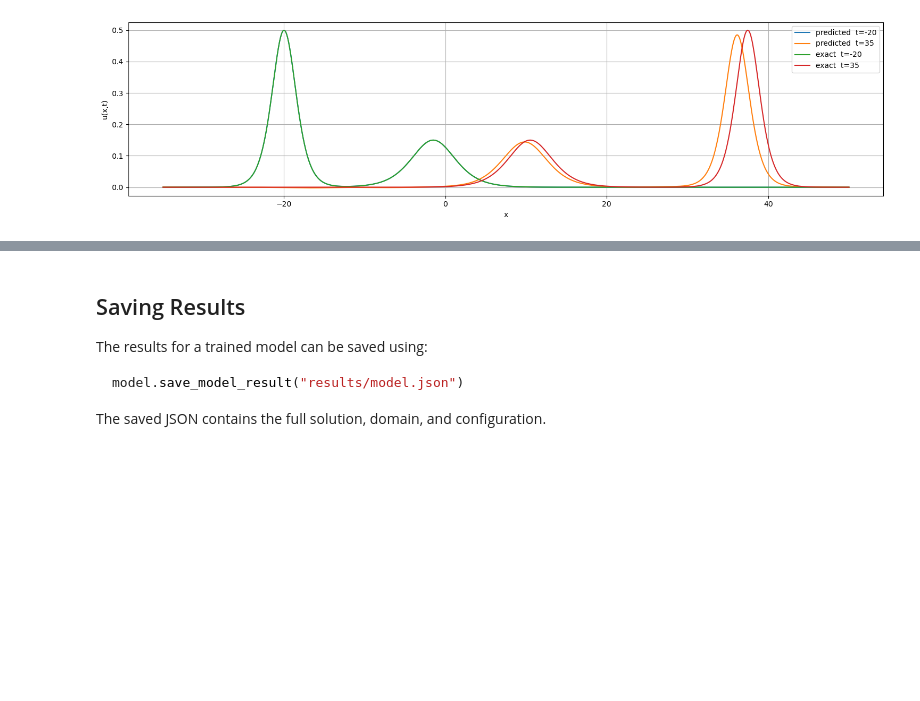
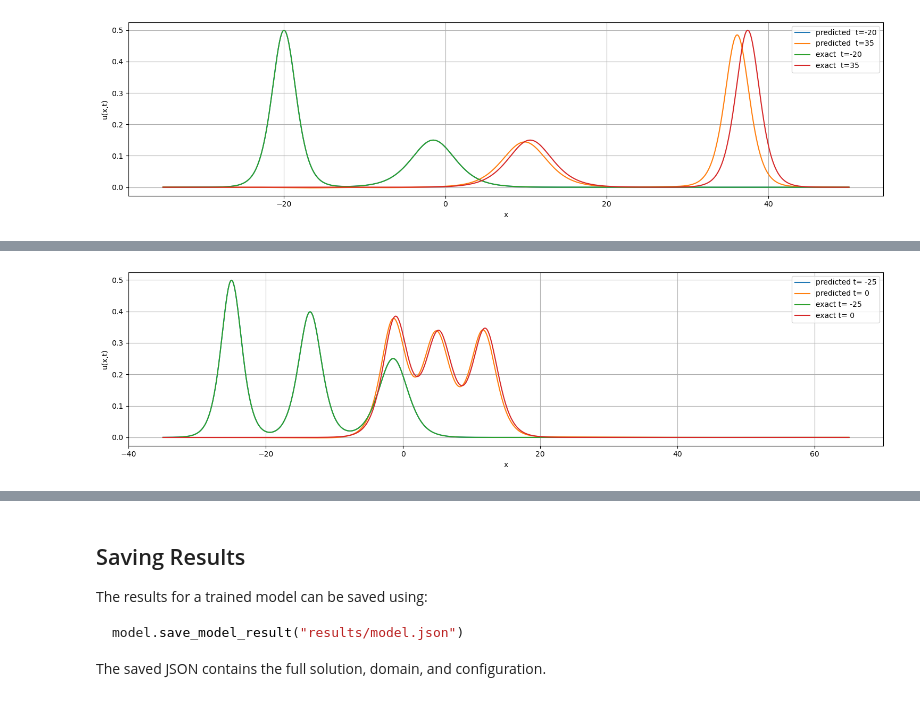
Before and after one commit to JairdanC/soliton-pinns, a Jupyter notebook: notebooks/kdv.ipynb, the cells around one changed output, grey strips where cells are left out. Cells and saved outputs as stored; diff of their text form; code cells hidden in the pictures; blank space fills up the shorter version.

```diff
--- a/notebooks/kdv.ipynb
+++ b/notebooks/kdv.ipynb
@@ -181,0 +274,4 @@ Maximum: 4.728145e-01
+# %%
+fig = model_3.plot_profiles(t_values=[-25, 0], which=('predicted', 'exact'))
+# %% [output]
+[figure, added]
```
Also changed, not shown: parts of 15 cells of this notebook, 1 other file.
